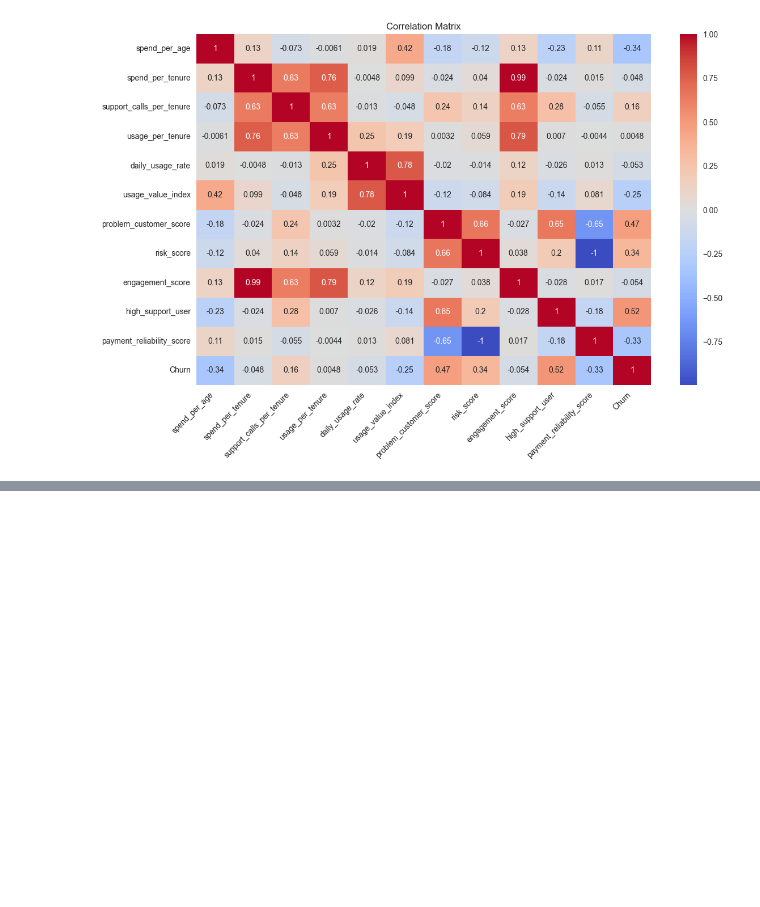
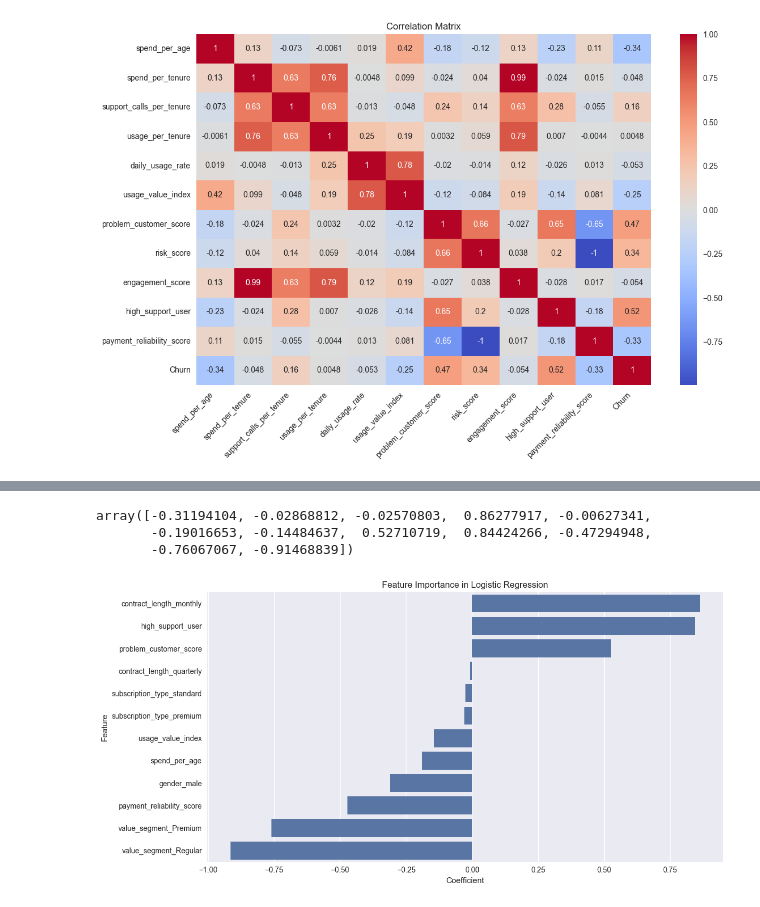
Before and after one commit to Mamdouh66/customer-churn, a Jupyter notebook: notebooks/data.ipynb, the cells around one changed output, grey strips where cells are left out. Saved outputs shown, nothing was run; the diff lists cells and outputs as text; code cells hidden in the pictures; blank space fills up the shorter version.

```diff
--- a/notebooks/data.ipynb
+++ b/notebooks/data.ipynb
@@ -419,0 +439,14 @@ shape: (505_206, 13)
+# %%
+X = full_df.drop("churn").to_numpy()
+y = full_df.select("churn").to_numpy().ravel()
+
+X_train, X_test, y_train, y_test = train_test_split(
+    X, y, test_size=0.2, random_state=42, stratify=y
+)
+# %%
+pipeline = Pipeline(
+    [
+        ("scaler", StandardScaler()),
+        ("classifier", LogisticRegression(random_state=42, max_iter=1000)),
+    ]
+)
@@ -419,0 +462,2 @@ shape: (505_206, 13)
+# %%
+pipeline.fit(X_train, y_train)
@@ -419,0 +486,23 @@ shape: (505_206, 13)
+# %%
+pipeline.named_steps["classifier"].coef_[0]
+# %% [output]
+array([-0.31194104, -0.02868812, -0.02570803,  0.86277917, -0.00627341,
+       -0.19016653, -0.14484637,  0.52710719,  0.84424266, -0.47294948,
+       -0.76067067, -0.91468839])
+# %%
+feature_names = full_df.drop("churn").columns
+coefficients = pd.DataFrame(
+    {
+        "Feature": feature_names,
+        "Coefficient": pipeline.named_steps["classifier"].coef_[0],
+    }
+)
+coefficients = coefficients.sort_values("Coefficient", ascending=False)
+# %%
+plt.figure(figsize=(12, 6))
+sns.barplot(data=coefficients, x="Coefficient", y="Feature")
+plt.title("Feature Importance in Logistic Regression")
+plt.tight_layout()
+plt.show()
+# %% [output]
+[figure, added]
```
Also changed, not shown: parts of 16 cells of this notebook.
